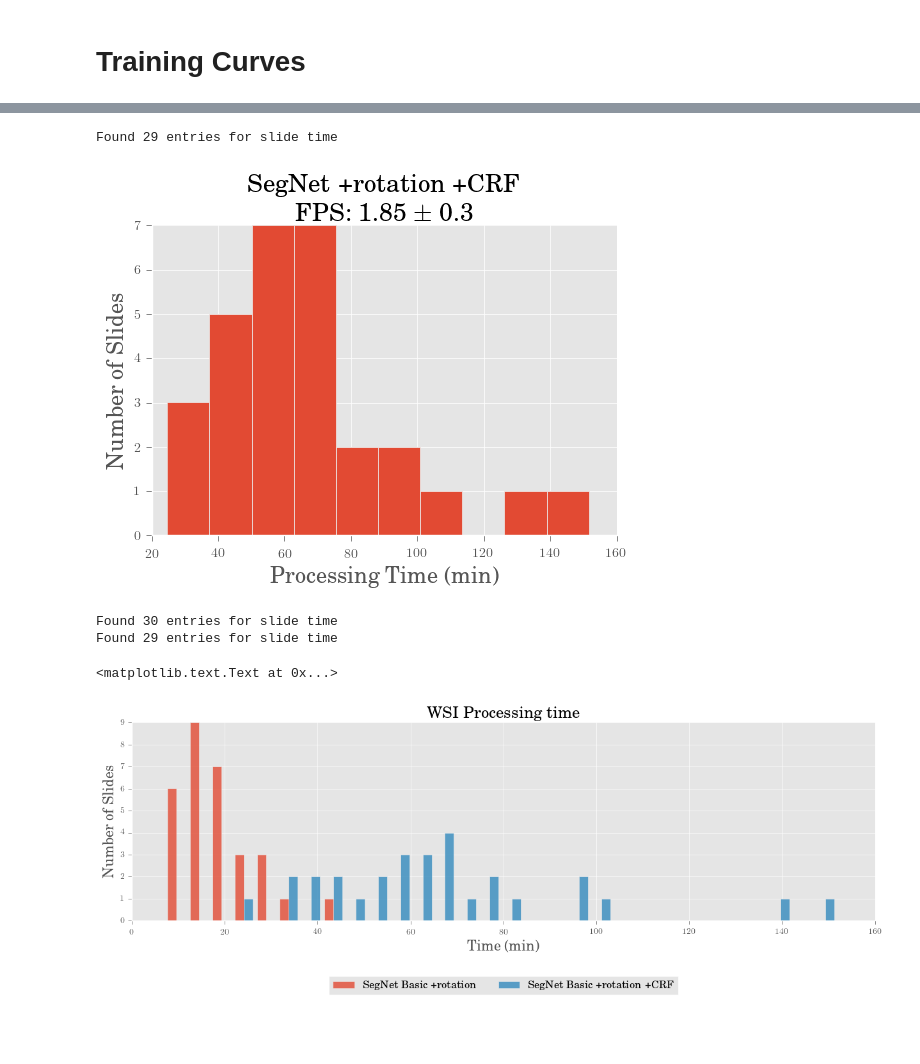
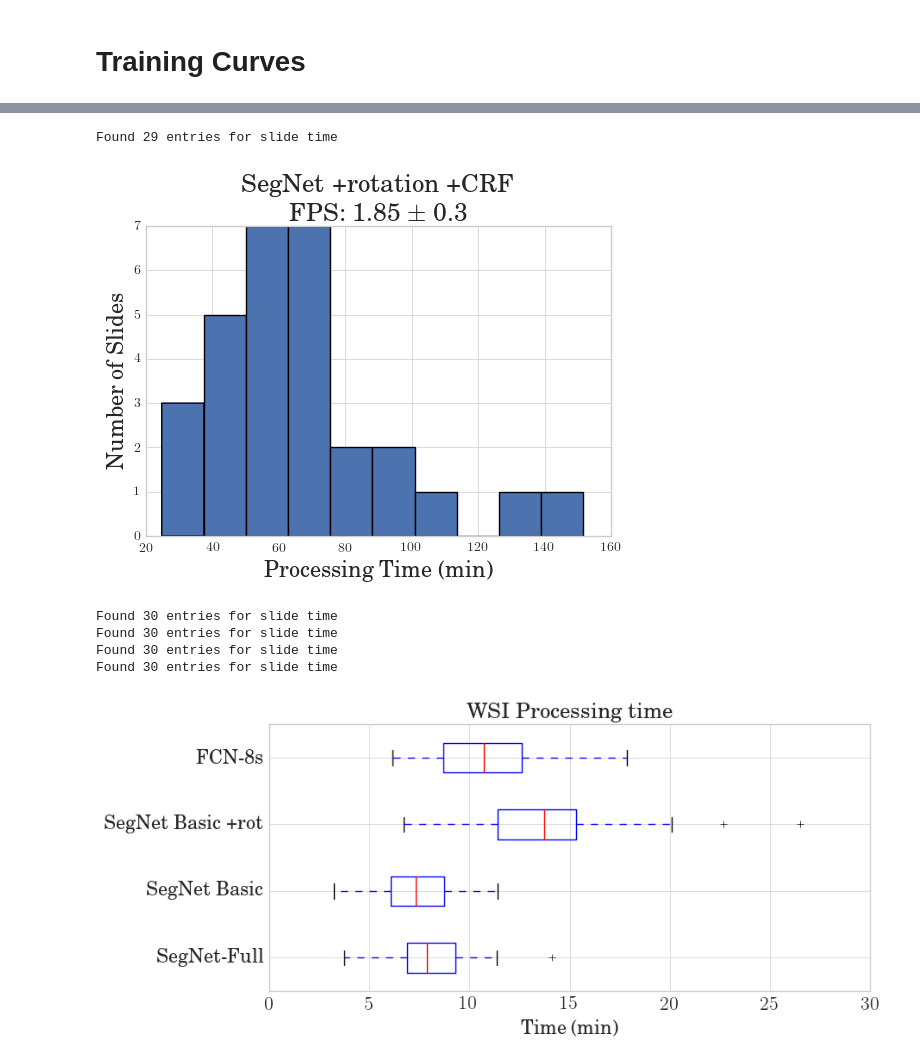
Before and after one commit to BioImageInformatics/histo_seg, a Jupyter notebook: notebooks/plot_logs.ipynb, the cells around one changed output, grey strips where cells are left out. Saved outputs shown, nothing was run; the diff lists cells and outputs as text; code cells hidden in the pictures; blank space fills up the shorter version.

```diff
--- a/notebooks/plot_logs.ipynb
+++ b/notebooks/plot_logs.ipynb
@@ -9,11 +9,14 @@ import re
 
 import numpy as np
 
+# import seaborn as sns
+
 %matplotlib inline
 from matplotlib import pyplot as plt
 import matplotlib.lines as mlines
+import matplotlib.mlab as mlab
 
 from matplotlib import rc
-plt.style.use('ggplot')
+plt.style.use('seaborn-whitegrid')
 plt.rc('text', usetex=True)
 plt.rc('font', family='serif')
@@ -202,5 +215,5 @@ Plotting raw values
 # %%
-process_log = '/Users/nathaning/Dropbox/projects/semantic_pca/log_performance/processing_logs/analysis_wsi_log.txt'
+process_log = '/Users/nathaning/Dropbox/projects/semantic_pca/results/reports_logs/log_fcn8s.txt'
 title = 'SegNet +rotation +CRF'
 saveto = '/Users/nathaning/Dropbox/_Papers/pca segmentation/Figs/inference_time'
 
@@ -229,10 +242,10 @@ fpstr = u'FPS: {:3.2f} $\pm$ {:3.1f}'.format(np.mean(fps), np.std(fps))
 
 fig, ax = plt.subplots(1,1)
 ax.hist(slide_times)
-ax.spines['right'].set_visible(False)
-ax.spines['top'].set_visible(False)
-ax.yaxis.set_ticks_position('left')
-ax.xaxis.set_ticks_position('bottom')
+# ax.spines['right'].set_visible(False)
+# ax.spines['top'].set_visible(False)
+# ax.yaxis.set_ticks_position('left')
+# ax.xaxis.set_ticks_position('bottom')
 ax.set_xlabel('Processing Time (min)', size=16)
 ax.set_ylabel('Number of Slides', size=16)
 ax.set_title(title+'\n'+fpstr, size=18)
@@ -245,51 +258,56 @@ outpath = os.path.join(saveto, title+'.pdf')
 # https://stackoverflow.com/questions/6871201/plot-two-histograms-at-the-same-time-with-matplotlib
 # %% [output]
 Found 29 entries for slide time
-[figure, old version]
+[figure, new version]
 # %%
-names = ['SegNet Basic +rotation',
-         'SegNet Basic +rotation +CRF']
-logfiles = ['/Users/nathaning/Dropbox/projects/semantic_pca/wsi_results/segnet_basic_rotation/log.txt',
-            '/Users/nathaning/Dropbox/projects/semantic_pca/log_performance/processing_logs/analysis_wsi_log.txt']
+names = ['SegNet-Full',
+         'SegNet Basic',
+         'SegNet Basic +rot',
+#          'SegNet Basic +crf',
+         'FCN-8s']
+logfiles = ['/Users/nathaning/Dropbox/projects/semantic_pca/results/reports_logs/log_segnet_full.txt',
+            '/Users/nathaning/Dropbox/projects/semantic_pca/results/reports_logs/log_segnet_basic.txt',
+            '/Users/nathaning/Dropbox/projects/semantic_pca/results/reports_logs/log_segnet_basic_rotation.txt',
+#             '/Users/nathaning/Dropbox/projects/semantic_pca/results/reports_logs/log_segnet_basic_crf.txt',
+            '/Users/nathaning/Dropbox/projects/semantic_pca/results/reports_logs/log_fcn8s.txt']
 
 n = len(names)
 sig = 2
 
-fig, ax = plt.subplots(1,1, figsize=(15,4))
+fig, ax = plt.subplots(1,1, figsize=(9,4))
 x = []
 for name, logf in zip(names, logfiles):
     with open(logf, 'r') as f:
         log = f.read()
     slide_times = []
     for r in re.findall(total_time_pattern, log):
         slide_times.append(float(r[1])/60.)
     print 'Found {} entries for slide time'.format(len(slide_times))
     slide_times = np.asarray(slide_times)
-#     ax.hist(slide_times, 20, label = names, stacked=False, alpha=0.5)
+#     ax.hist(slide_times, 10, label = name, alpha=0.3,edgecolor='black',lw=1.5)
     x.append(slide_times)
 
-# ### Random noise
-#     mu = abs(np.random.randint(20))
-# #     sig = abs(np.random.randint(5))+1
-#     print mu, sig
-#     x.append(np.random.normal(mu, sig, size=(30,1)))
+# ax.hist(x, 10, label = names, stacked=False, alpha=0.8,edgecolor='black')
+ax.boxplot(x, vert=False, notch=False)
 
-ax.hist(x, 30, label = names, stacked=False, alpha=0.8)
+# sns.boxplot(x, orient="h")
 
-lgd = ax.legend(loc=8, ncol=n, bbox_to_anchor=(0, -0.4, 1, -0.5))
+# lgd = ax.legend(loc=8, ncol=n, bbox_to_anchor=(0, -0.4, 1, -0.5))
 
-ax.spines['right'].set_visible(False)
-ax.spines['top'].set_visible(False)
-ax.yaxis.set_ticks_position('left')
-ax.xaxis.set_ticks_position('bottom')
+ax.tick_params(axis='both', which='major', labelsize=16)
+# ax.spines['right'].set_visible(False)
+# ax.spines['top'].set_visible(False)
+# ax.yaxis.set_ticks_position('left')
+# ax.xaxis.set_ticks_position('bottom')
 ax.set_xlabel('Time (min)', size=16)
-ax.set_ylabel('Number of Slides', size=16)
+# ax.set_ylabel('Number of Slides', size=16)
+ax.set_yticklabels(names)
 ax.set_title('WSI Processing time ', size=18)
 
-# fig.savefig('/Users/nathaning/Dropbox/_Papers/pca segmentation/Figs/inference_time/segnet_all.pdf',
-#             bbox_extra_artists=(lgd,), bbox_inches='tight')
+fig.savefig('/Users/nathaning/Dropbox/_Papers/pca segmentation/Figs/inference_time/wsi_time.pdf', bbox_inches='tight')
 # %% [output]
 Found 30 entries for slide time
-Found 29 entries for slide time
+Found 30 entries for slide time
+Found 30 entries for slide time
+Found 30 entries for slide time
-<matplotlib.text.Text at 0x...>
-[figure, old version]
+[figure, new version]
```
Also changed, not shown: parts of 4 cells of this notebook, 2 other files.
